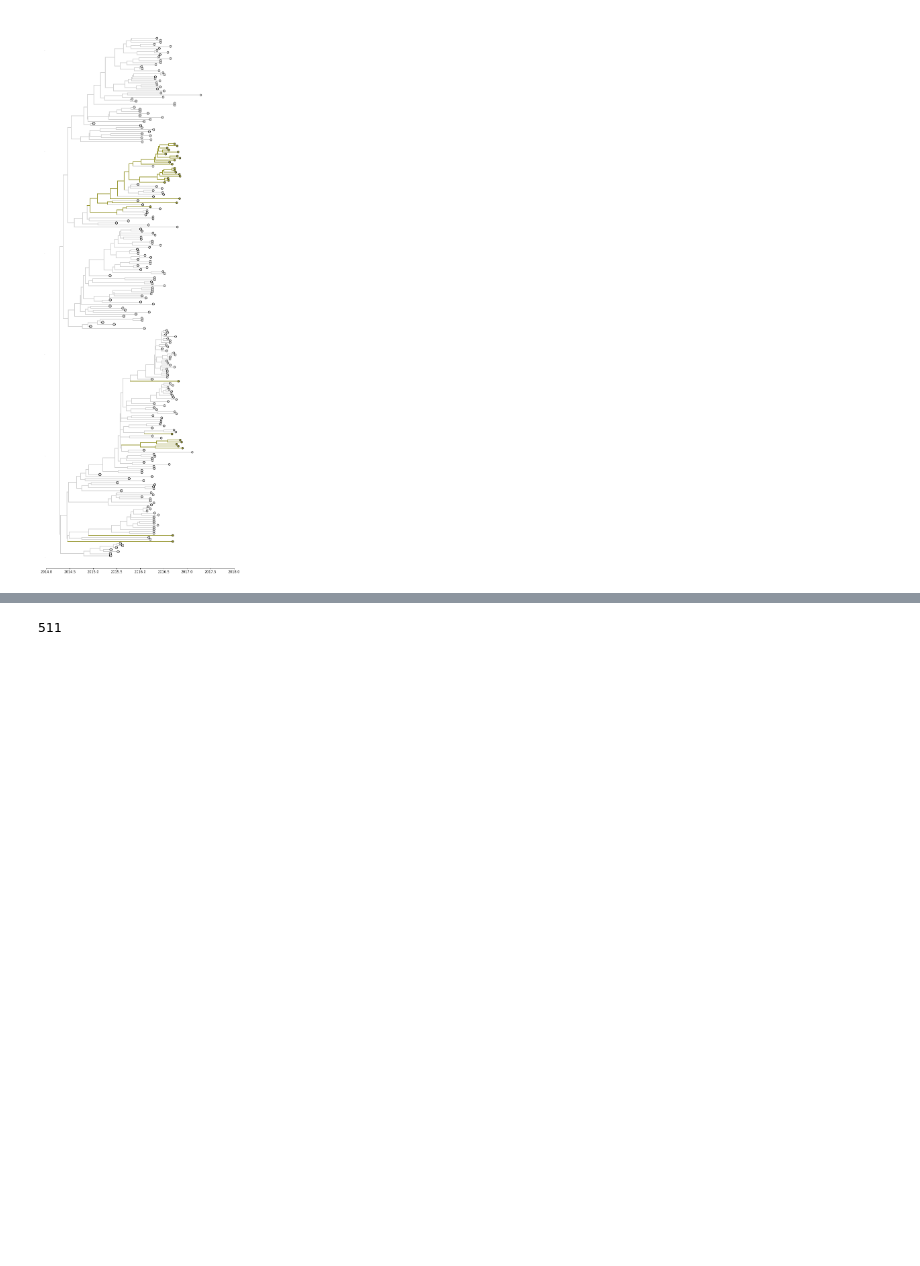
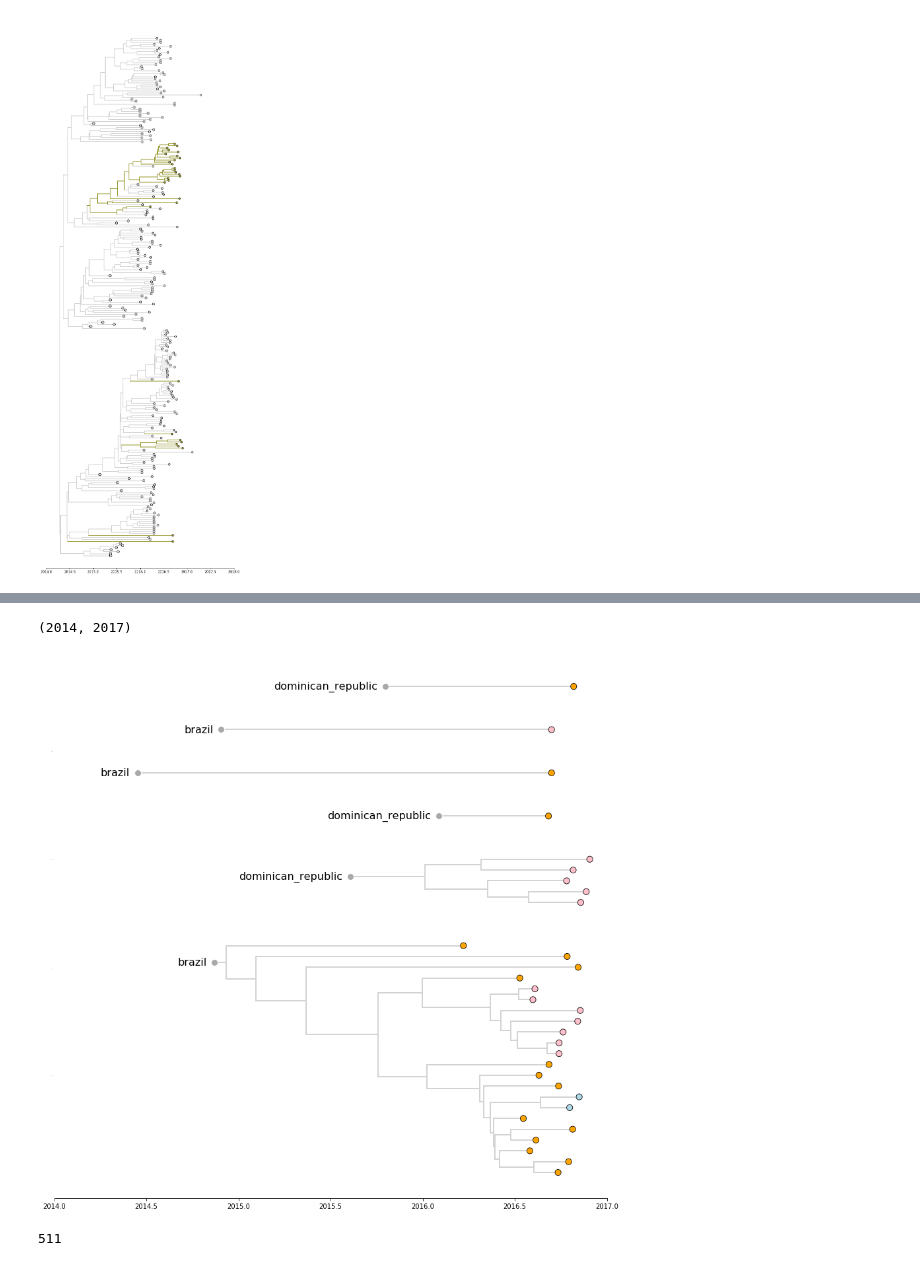
Before and after one commit to blab/zika-usvi, a Jupyter notebook: scripts/tree-plotting.ipynb, the cells around one changed output, grey strips where cells are left out. Drawn from its saved outputs; the diff is of its cells as text; code cells hidden in the pictures; blank space fills up the shorter version.

Commit message:
add subtree plotting code

```diff
--- a/scripts/tree-plotting.ipynb
+++ b/scripts/tree-plotting.ipynb
@@ -364,3 +363,79 @@ print subtree_sizes['united_states_virgin_islands']
+# %%
+usvi_specific_island = {}
+with open('/Users/alliblk/Desktop/gitrepos/zika-usvi/data/fastas/zika_usvi_good.fasta','rU') as file:
+    for line in file:
+        if line.startswith('>'):
+            usvi_specific_island[line.strip('>').split('|')[0]] = line.split('|')[4]
+
+with open('/Users/alliblk/Desktop/gitrepos/zika-usvi/data/fastas/zika_usvi_partial.fasta','rU') as file:
+    for line in file:
+        if line.startswith('>'):
+            usvi_specific_island[line.strip('>').split('|')[0]] = line.split('|')[4]
+# %%
+#print within_country_trees['united_states_virgin_islands']
+#print subtree_sizes['united_states_virgin_islands']
+usvi_island_colors = {'saint_croix': 'pink', 'saint_thomas': 'orange' ,'saint_john': 'lightblue'}
+
+
+fig,ax = plt.subplots(figsize=(15,15),facecolor='w')
+branchWidth=2 ## default branch width
+tipSize = 70
+
+cumulative_y = 0
+for origin,subtree in within_country_trees['united_states_virgin_islands']: #iterating over introductions to the USVI
+    for k in subtree.Objects:
+        x = k.absoluteTime
+        y = k.y
+        if k.parent.x == None:
+            xp = x
+        else:
+            xp = k.parent.absoluteTime
+
+        branch_color='lightgrey'
+
+        if isinstance(k,bt.leaf): ## leaves have circles at tips
+            island = usvi_specific_island[k.name.split('|')[0]]
+            color = usvi_island_colors[island]
+            ax.scatter(x,y+cumulative_y,s=tipSize,facecolor=color,edgecolor='none',zorder=100) ## plot tip circle
+            ax.scatter(x,y+cumulative_y,s=tipSize+30,facecolor='k',edgecolor='none',zorder=99)
+
+        elif isinstance(k,bt.node): ## nodes have vertical lines
+            child1_y=k.children[0].y
+            child2_y=k.children[-1].y
+            ax.plot([x,x],[child1_y+cumulative_y,child2_y+cumulative_y],color=branch_color,lw=branchWidth,zorder=98) ## plot vertical bar
+        ax.plot([x,xp],[y+cumulative_y,y+cumulative_y],color=branch_color,lw=branchWidth,zorder=98) ## plot branch
+
+    min_node_x = min(k.absoluteTime for k in subtree.Objects)
+    origin_color='darkgrey'
+
+    if subtree.Objects[0].absoluteTime==None:
+        origin_x=subtree.Objects[0].absoluteTime #sending country has same x coord as root in receiving country.
+        origin_y=subtree.Objects[0].y+cumulative_y #and same for the y coordinates
+    else:
+        origin_x=subtree.Objects[0].parent.absoluteTime
+        origin_y=subtree.Objects[0].y+cumulative_y
+
+    if origin!='ancestor': ## add text if not dealing with the very first introduction into the americas
+        ax.text(origin_x-15/365.0,origin_y,'{}'.format(origin),ha='right',va='center', size=16) ## uncomment to plot text at the beginning of the subtree to indicate its origin, only use with enough vertical space
+        ax.scatter(origin_x,origin_y,100,facecolor=origin_color,edgecolor='w',lw=1,zorder=200) ## circle at the base of the subtree to indicate origin
+        ax.plot([min_node_x,origin_x],[origin_y,origin_y],color=branch_color,lw=branchWidth,zorder=98)
+
+    cumulative_y+=max([x.y for x in subtree.Objects])+3 ## increment y position
+
+#Remove lines from sides of plot that I don't like
+ax.spines['top'].set_visible(False)
+ax.spines['right'].set_visible(False)
+ax.spines['left'].set_visible(False)
+#ax.spines['bottom'].set_visible(False)
+
+ax.tick_params(axis='y',labelsize=0,size=0)
+ax.tick_params(axis='top',labelsize=0,size=0)
+
+ax.set_xlim(2014,2017)
+#ax.set_ylim(-5,len(linked_list.Objects)/2+10)
+# %% [output]
+(2014, 2017)
+[figure, added]
 # %%
 print len(linked_list.Objects)
 print
```
Also changed, not shown: parts of 4 cells of this notebook.
